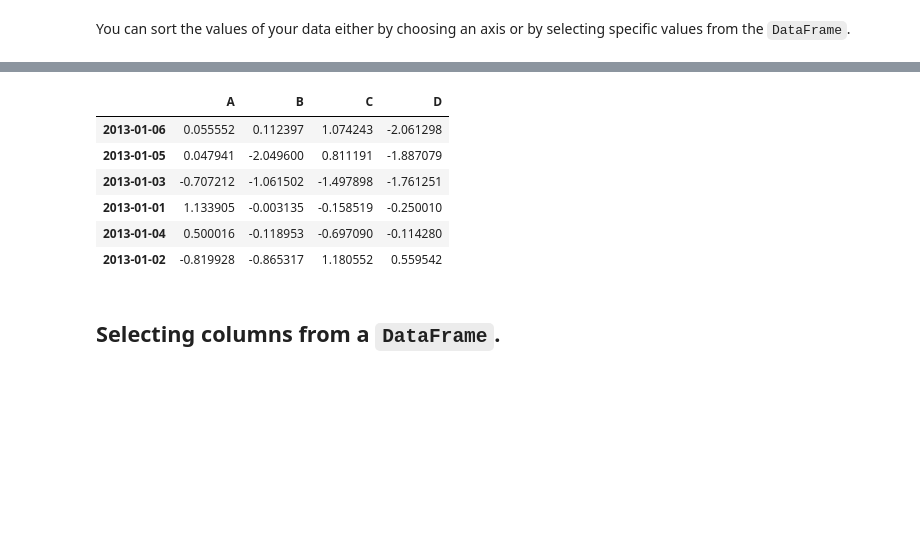
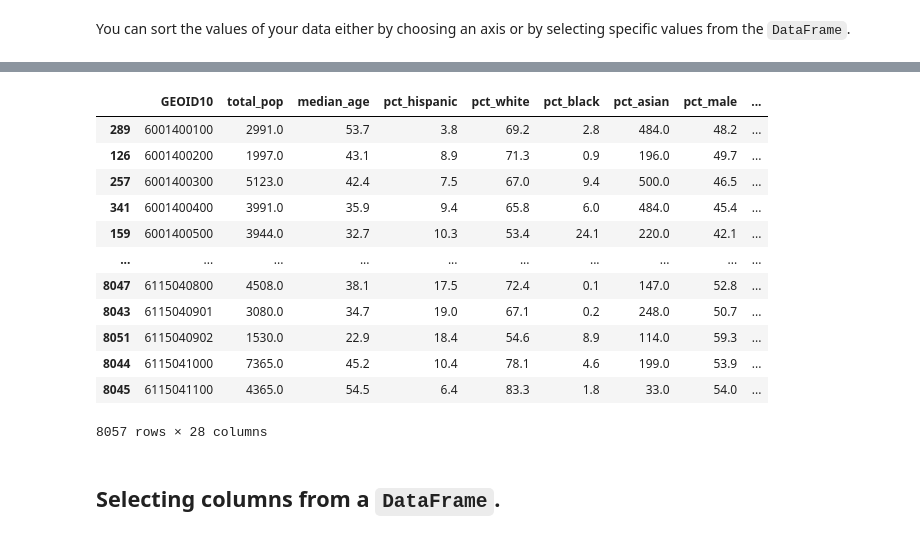
Before and after one commit to Avipsa1/UPPP275-Notebooks, a Jupyter notebook: More_pandas_functionalities.ipynb, the cells around one changed output, grey strips where cells are left out. Drawn from its saved outputs; the diff is of its cells as text; code cells hidden in the pictures; blank space fills up the shorter version.

```diff
--- a/More_pandas_functionalities.ipynb
+++ b/More_pandas_functionalities.ipynb
@@ -58,0 +12,3 @@ df2
+# %%
+ tracts = pd.read_csv("CA_census_tracts.csv")
+ tracts
@@ -148,13 +142,19 @@ df.sort_index(axis=1, ascending=False)
 # %%
-df.sort_values(by='D')
+tracts.sort_values(by = ['GEOID10'])
 # %% [output]
-|  | A | B | C | D |
-| 2013-01-06 | 0.055552 | 0.112397 | 1.074243 | -2.061298 |
-| 2013-01-05 | 0.047941 | -2.049600 | 0.811191 | -1.887079 |
-| 2013-01-03 | -0.707212 | -1.061502 | -1.497898 | -1.761251 |
-| 2013-01-01 | 1.133905 | -0.003135 | -0.158519 | -0.250010 |
-| 2013-01-04 | 0.500016 | -0.118953 | -0.697090 | -0.114280 |
-| 2013-01-02 | -0.819928 | -0.865317 | 1.180552 | 0.559542 |
+|  | GEOID10 | total_pop | median_age | pct_hispanic | pct_white | pct_black | pct_asian | pct_male | ... |
+| 289 | 6001400100 | 2991.0 | 53.7 | 3.8 | 69.2 | 2.8 | 484.0 | 48.2 | ... |
+| 126 | 6001400200 | 1997.0 | 43.1 | 8.9 | 71.3 | 0.9 | 196.0 | 49.7 | ... |
+| 257 | 6001400300 | 5123.0 | 42.4 | 7.5 | 67.0 | 9.4 | 500.0 | 46.5 | ... |
+| 341 | 6001400400 | 3991.0 | 35.9 | 9.4 | 65.8 | 6.0 | 484.0 | 45.4 | ... |
+| 159 | 6001400500 | 3944.0 | 32.7 | 10.3 | 53.4 | 24.1 | 220.0 | 42.1 | ... |
+| ... | ... | ... | ... | ... | ... | ... | ... | ... | ... |
+| 8047 | 6115040800 | 4508.0 | 38.1 | 17.5 | 72.4 | 0.1 | 147.0 | 52.8 | ... |
+| 8043 | 6115040901 | 3080.0 | 34.7 | 19.0 | 67.1 | 0.2 | 248.0 | 50.7 | ... |
+| 8051 | 6115040902 | 1530.0 | 22.9 | 18.4 | 54.6 | 8.9 | 114.0 | 59.3 | ... |
+| 8044 | 6115041000 | 7365.0 | 45.2 | 10.4 | 78.1 | 4.6 | 199.0 | 53.9 | ... |
+| 8045 | 6115041100 | 4365.0 | 54.5 | 6.4 | 83.3 | 1.8 | 33.0 | 54.0 | ... |
+8057 rows × 28 columns
 # %% [markdown]
 ## Selecting columns from a `DataFrame`.
 # %% [markdown]
```
Also changed, not shown: parts of 64 cells of this notebook.
